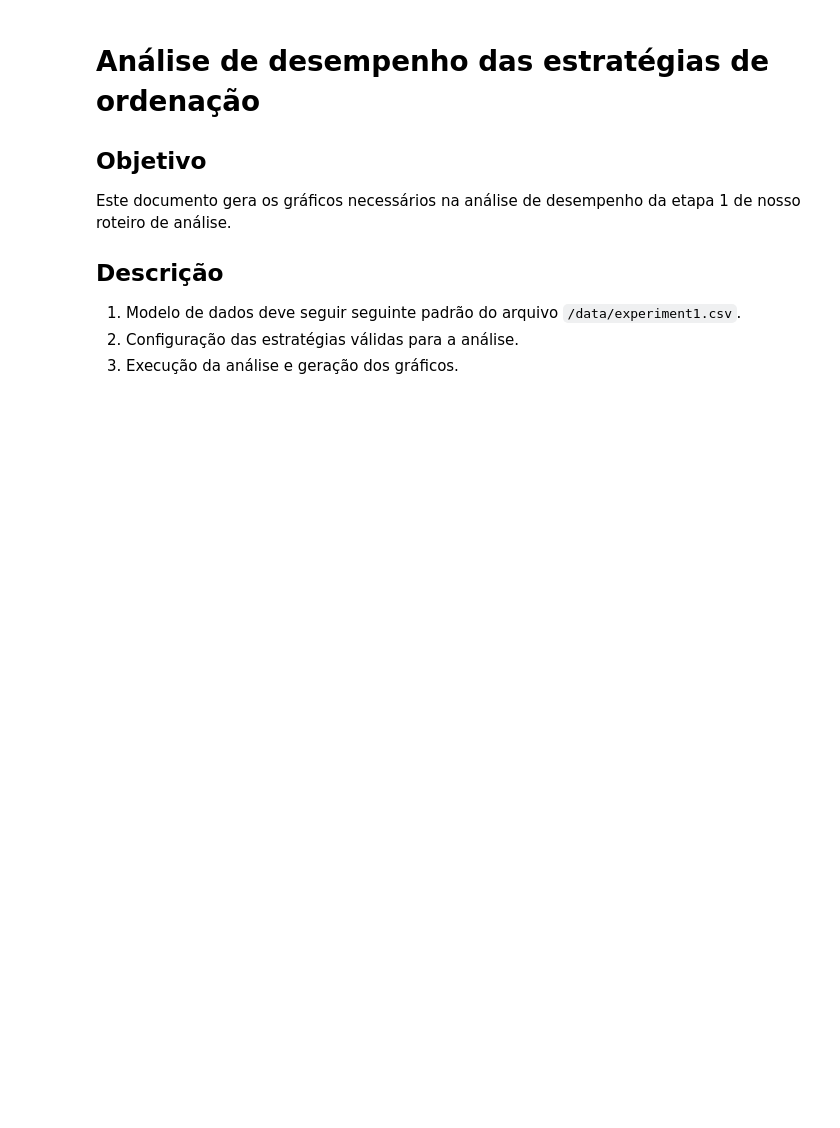
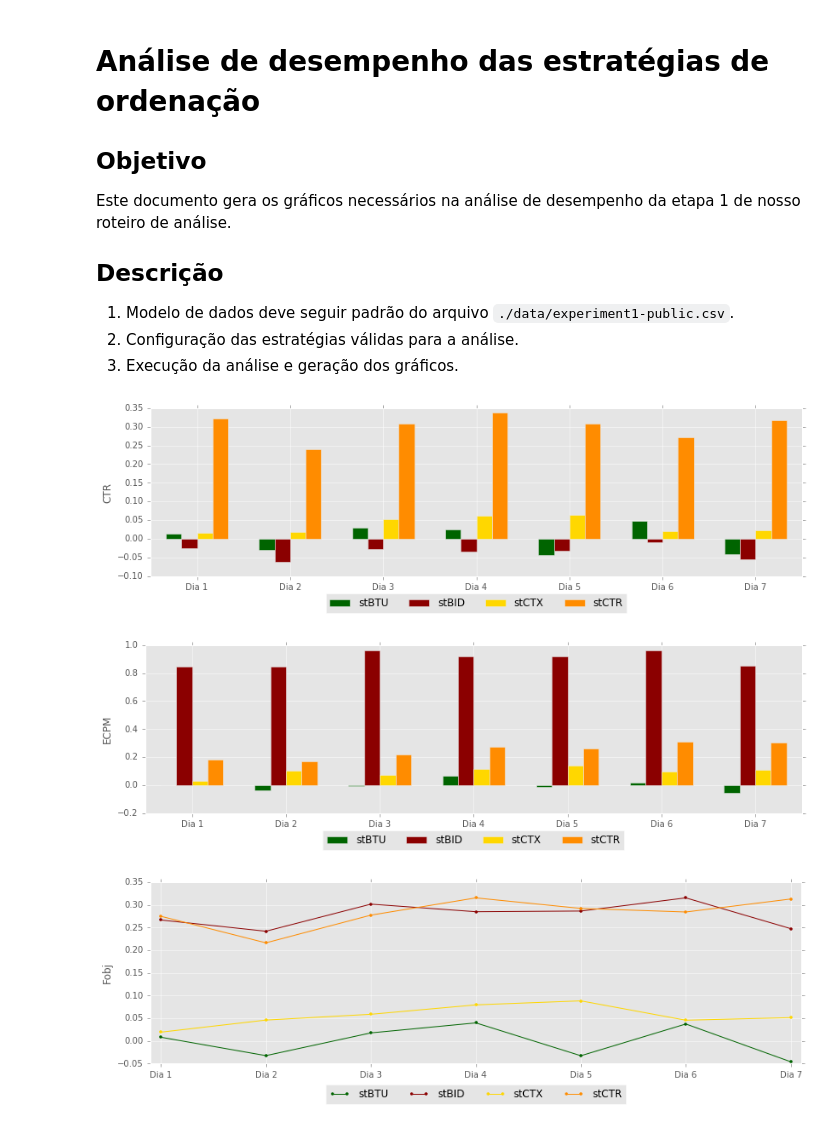
Before and after one commit to acasimiro/mestrado, a Jupyter notebook: analise_desempenho.ipynb, the cells around one changed output. Cells and saved outputs as stored; diff of their text form; code cells hidden in the pictures; blank space fills up the shorter version.

```diff
--- a/analise_desempenho.ipynb
+++ b/analise_desempenho.ipynb
@@ -5,6 +5,6 @@
 Este documento gera os gráficos necessários na análise de desempenho da etapa 1 de nosso roteiro de análise.
 
 ## Descrição
-1. Modelo de dados deve seguir seguinte padrão do arquivo `/data/experiment1.csv`.
+1. Modelo de dados deve seguir padrão do arquivo `./data/experiment1-public.csv`.
 2. Configuração das estratégias válidas para a análise.
 3. Execução da análise e geração dos gráficos.
@@ -10,0 +14,14 @@ Este documento gera os gráficos necessários na análise de desempenho da etapa
+# %%
+csv_file = 'data/experiment1-public.csv'
+mapping = {
+    'a9': ('stRND', 'white'),
+    'b9': ('stCTR', 'darkorange'),
+    'c9': ('stCTX', 'gold'),
+    'd9': ('stBTU', 'darkgreen'),
+    'e9': ('stBID', 'darkred'),
+}
+run_performance_analysis(csv_file, mapping, alpha=0.333, beta=0.333, gamma=0.334, delta=0)
+# %% [output]
+[figure, added]
+[figure, added]
+[figure, added]
```
Also changed, not shown: parts of 3 cells of this notebook, 8 other files.
